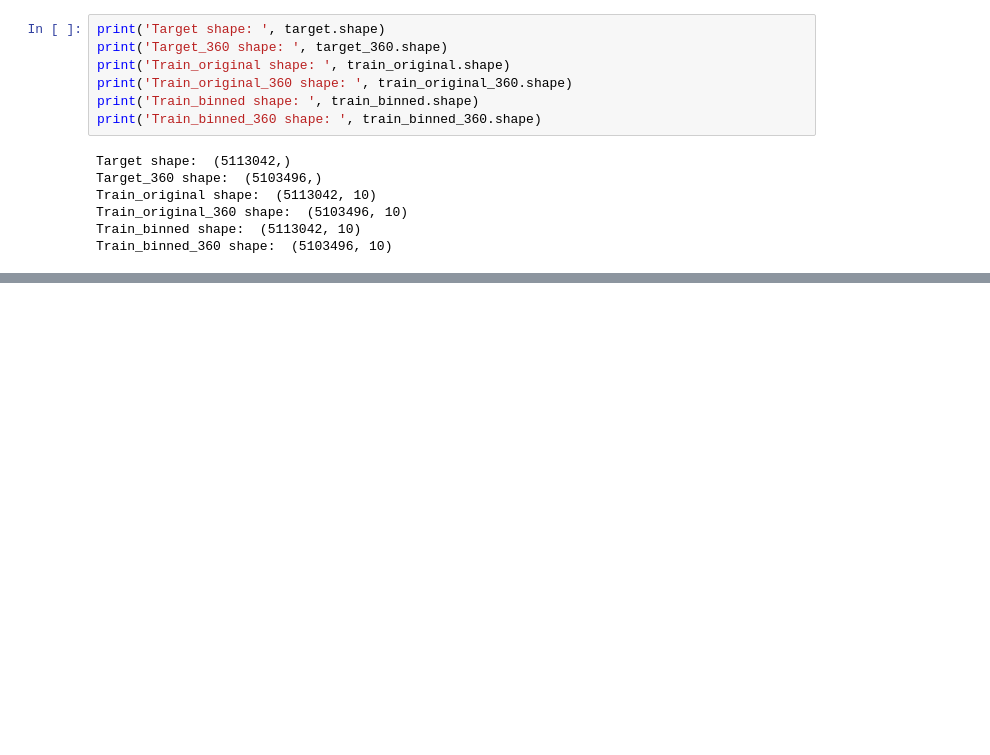
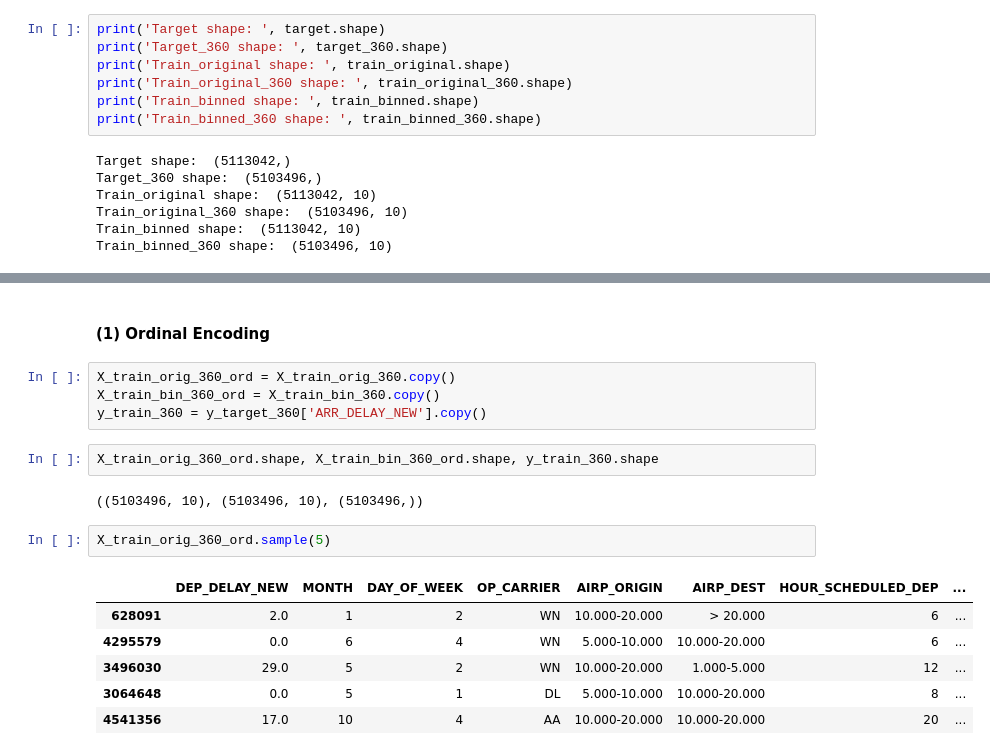
Before and after one commit to lubepe/PredictingFlightDelays, a Jupyter notebook: Predicting flight delays.ipynb, the cells around one changed output, grey strips where cells are left out. Drawn from its saved outputs; the diff is of its cells as text; blank space fills up the shorter version.

```diff
--- a/Predicting flight delays.ipynb
+++ b/Predicting flight delays.ipynb
@@ -1723,0 +1745,19 @@ Train_binned_360 shape:  (5103496, 10)
+# %% [markdown]
+#### (1) Ordinal Encoding
+# %%
+X_train_orig_360_ord = X_train_orig_360.copy()
+X_train_bin_360_ord = X_train_bin_360.copy()
+y_train_360 = y_target_360['ARR_DELAY_NEW'].copy()
+# %%
+X_train_orig_360_ord.shape, X_train_bin_360_ord.shape, y_train_360.shape
+# %% [output]
+((5103496, 10), (5103496, 10), (5103496,))
+# %%
+X_train_orig_360_ord.sample(5)
+# %% [output]
+|  | DEP_DELAY_NEW | MONTH | DAY_OF_WEEK | OP_CARRIER | AIRP_ORIGIN | AIRP_DEST | HOUR_SCHEDULED_DEP | ... |
+| 628091 | 2.0 | 1 | 2 | WN | 10.000-20.000 | > 20.000 | 6 | ... |
+| 4295579 | 0.0 | 6 | 4 | WN | 5.000-10.000 | 10.000-20.000 | 6 | ... |
+| 3496030 | 29.0 | 5 | 2 | WN | 10.000-20.000 | 1.000-5.000 | 12 | ... |
+| 3064648 | 0.0 | 5 | 1 | DL | 5.000-10.000 | 10.000-20.000 | 8 | ... |
+| 4541356 | 17.0 | 10 | 4 | AA | 10.000-20.000 | 10.000-20.000 | 20 | ... |
```
Also changed, not shown: parts of 41 cells of this notebook.
